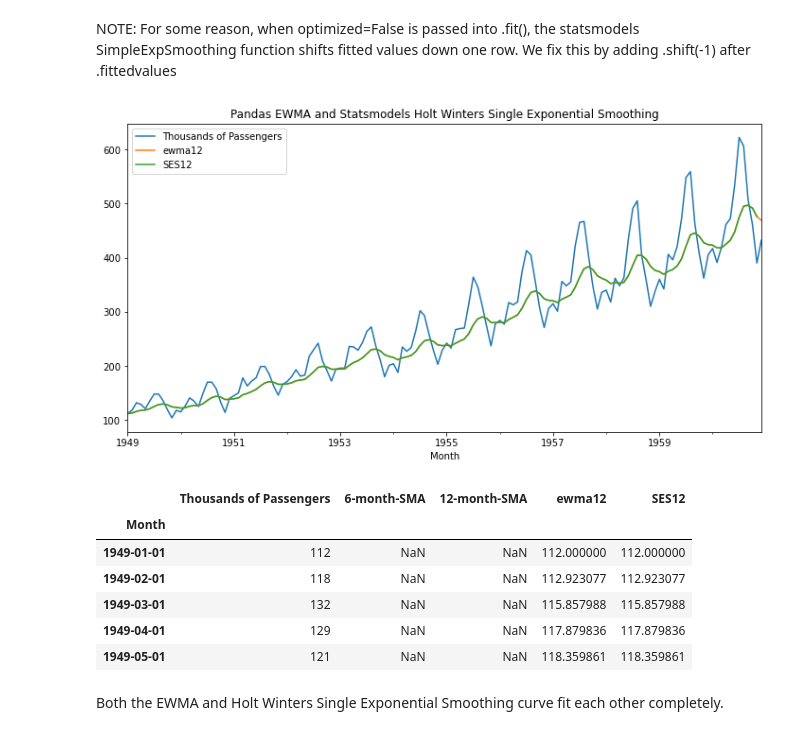
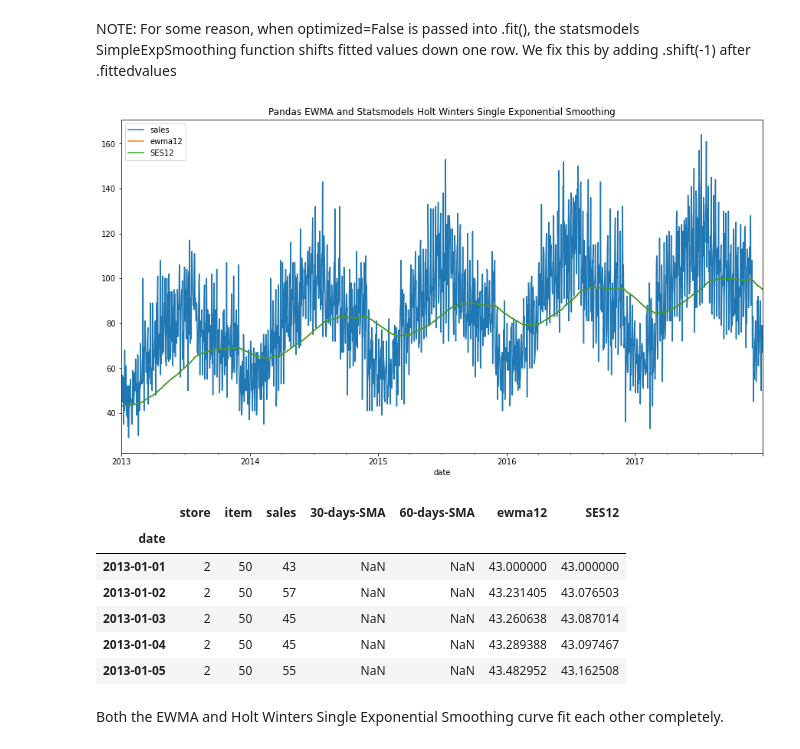
Before and after one commit to xjlwi/DSA-7-Time-series, a Jupyter notebook: Day 3 - 1. Univariate Moving Average, Smoothing (Solutions).ipynb, the cells around one changed output. Cells and saved outputs as stored; diff of their text form; code cells hidden in the pictures.

```diff
--- a/Day 3 - 1. Univariate Moving Average, Smoothing (Solutions).ipynb
+++ b/Day 3 - 1. Univariate Moving Average, Smoothing (Solutions).ipynb
@@ -329,2 +341,2 @@ airline.head()
 # %%
-airline['ewma12'] = airline['Thousands of Passengers'].ewm(span=12,adjust=False).mean()
+data['ewma12'] = data['sales'].ewm(span=365,adjust=False).mean()
@@ -351,5 +363,5 @@ directly.</p>
 Refer https://pandas.pydata.org/pandas-docs/stable/user_guide/computation.html#exponentially-weighted-windows
 # %%
 # set the span and the smoothing factor alpha
-span = 12
-alpha = 2/(span+1)
+span = 365.5
+alpha = 2 /(span+1)
@@ -362,4 +370,4 @@ To work with forecasting models like Holt Winters, ARIMA, SARIMA etc., the datet
 # %%
-# Set the frequency of the date time index as Monthly start as indicated by the data
-airline.index.freq = 'MS'
+# Set the frequency of the date time index as Daily start as indicated by the data
+data.index.freq = 'D'
 # %%
@@ -388,23 +406,23 @@ DatetimeIndex(['1949-12-01', '1950-01-01', '1950-02-01', '1950-03-01',
 This is same as `ewm` method in Pandas. For simple exponential smoothing, the function is called `SimpleExpSmoothing`.
 # %%
 from statsmodels.tsa.api import ExponentialSmoothing, SimpleExpSmoothing, Holt
-airline['SES12'] = SimpleExpSmoothing(airline['Thousands of Passengers']).fit(smoothing_level=alpha,optimized=False).fittedvalues.shift(-1)
+data['SES12'] = SimpleExpSmoothing(data['sales']).fit(smoothing_level=alpha,optimized=False).fittedvalues.shift(-1)
 # %% [markdown]
 NOTE: For some reason, when optimized=False is passed into .fit(), the statsmodels SimpleExpSmoothing function shifts fitted values down one row. We fix this by adding .shift(-1) after .fittedvalues
 # %%
-airline[['Thousands of Passengers','ewma12','SES12']].plot(title='Pandas EWMA and Statsmodels Holt Winters Single Exponential Smoothing');
+data[['sales','ewma12','SES12']].plot(title='Pandas EWMA and Statsmodels Holt Winters Single Exponential Smoothing');
 # %% [output]
-[figure, old version]
+[figure, new version]
 # %%
-airline.head()
+data.head()
 # %% [output]
-|  | Thousands of Passengers | 6-month-SMA | 12-month-SMA | ewma12 | SES12 |
-| Month |  |  |  |  |  |
-| 1949-01-01 | 112 | NaN | NaN | 112.000000 | 112.000000 |
-| 1949-02-01 | 118 | NaN | NaN | 112.923077 | 112.923077 |
-| 1949-03-01 | 132 | NaN | NaN | 115.857988 | 115.857988 |
-| 1949-04-01 | 129 | NaN | NaN | 117.879836 | 117.879836 |
-| 1949-05-01 | 121 | NaN | NaN | 118.359861 | 118.359861 |
+|  | store | item | sales | 30-days-SMA | 60-days-SMA | ewma12 | SES12 |
+| date |  |  |  |  |  |  |  |
+| 2013-01-01 | 2 | 50 | 43 | NaN | NaN | 43.000000 | 43.000000 |
+| 2013-01-02 | 2 | 50 | 57 | NaN | NaN | 43.231405 | 43.076503 |
+| 2013-01-03 | 2 | 50 | 45 | NaN | NaN | 43.260638 | 43.087014 |
+| 2013-01-04 | 2 | 50 | 45 | NaN | NaN | 43.289388 | 43.097467 |
+| 2013-01-05 | 2 | 50 | 55 | NaN | NaN | 43.482952 | 43.162508 |
 # %% [markdown]
 Both the EWMA and Holt Winters Single Exponential Smoothing curve fit each other completely.
 # %% [markdown]
```
Also changed, not shown: parts of 40 cells of this notebook.
